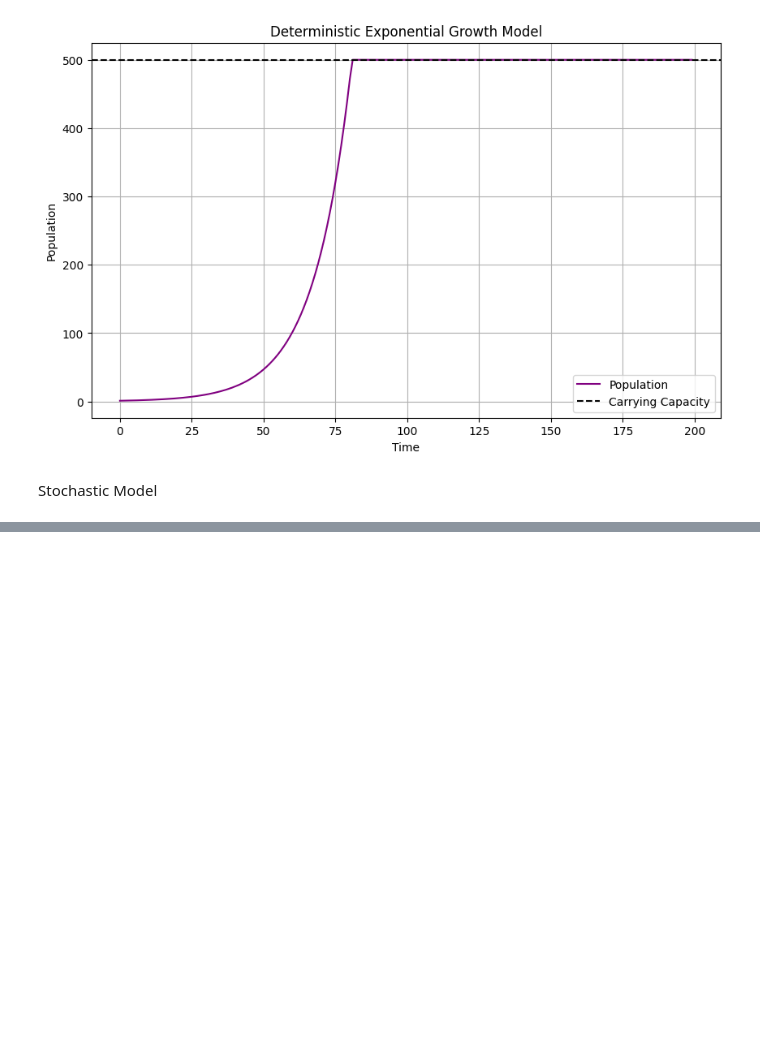
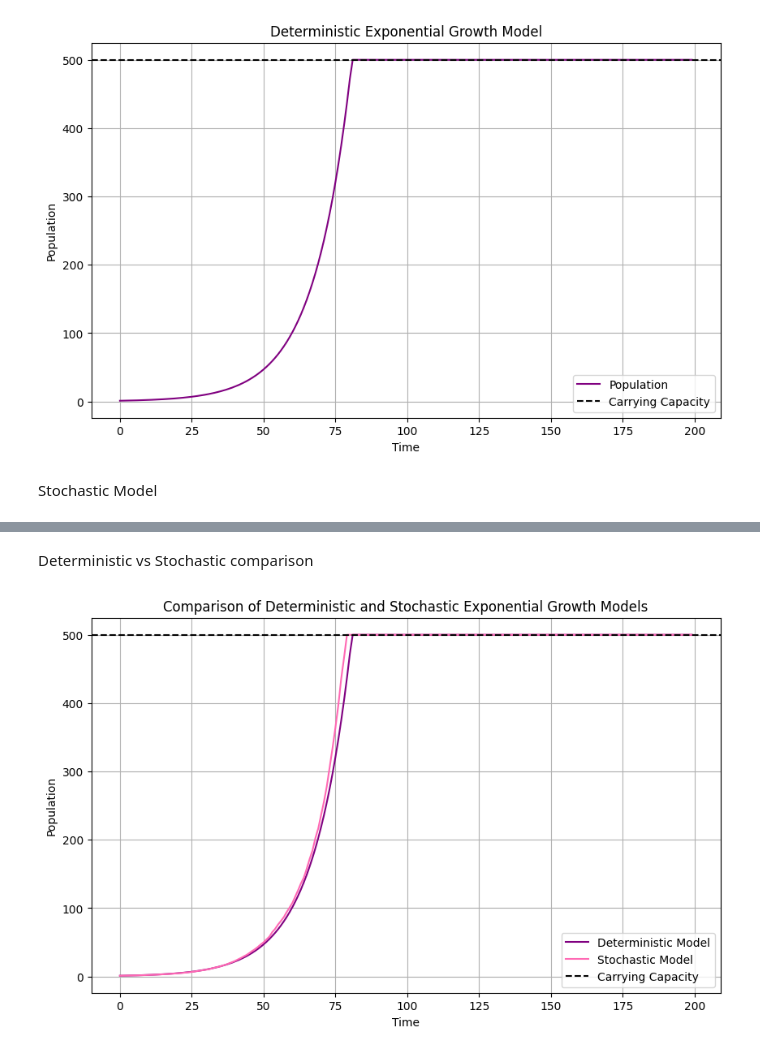
Before and after one commit to isabellac865/population_growth_models, a Jupyter notebook: 2_exponential_model.ipynb, the cells around one changed output, grey strips where cells are left out. Saved outputs shown, nothing was run; the diff lists cells and outputs as text; code cells hidden in the pictures; blank space fills up the shorter version.

```diff
--- a/2_exponential_model.ipynb
+++ b/2_exponential_model.ipynb
@@ -112,0 +166,65 @@ if __name__ == "__main__":
+# %% [markdown]
+Deterministic vs Stochastic comparison
+# %%
+import numpy as np
+import matplotlib.pyplot as plt
+
+# Deterministic Model
+def exp_growth_model(b, d, K, P0, time_steps, dt):
+    r = b - d  # growth rate
+    population = np.zeros(time_steps)
+    population[0] = P0
+
+    for t in range(1, time_steps):
+        P = population[t-1]
+        dP = r * P
+        population[t] = P + dP
+        if population[t] >= K:
+            population[t:] = K
+            break
+
+    return population
+
+# Stochastic Model
+def stochastic_exp_growth_model(b, d, K, P0, time_steps, dt, variability):
+    r = b - d  # growth rate
+    population = np.zeros(time_steps)
+    population[0] = P0
+
+    for t in range(1, time_steps):
+        P = population[t-1]
+        stochastic_r = r + np.random.normal(0, variability)
+        dP = stochastic_r * P
+        population[t] = P + dP
+        if population[t] >= K:
+            population[t:] = K
+            break
+
+    return population
+
+# Parameters for both
+b = 0.1  # birth rate
+d = 0.02  # death rate
+K = 500  # carrying capacity
+P0 = 1  # initial population for both
+time_steps = 200  # number of time steps
+dt = 1  # time step size
+variability = 0.01  # standard deviation of growth rate variation for stochastic model
+
+# Population data
+population_deterministic_same_start = exp_growth_model(b, d, K, P0, time_steps, dt)
+population_stochastic_same_start = stochastic_exp_growth_model(b, d, K, P0, time_steps, dt, variability)
+
+# Plotting both models
+plt.figure(figsize=(10, 6))
+plt.plot(range(time_steps), population_deterministic_same_start, color='purple', label='Deterministic Model')
+plt.plot(range(time_steps), population_stochastic_same_start, color='hotpink', label='Stochastic Model')
+plt.axhline(y=K, color='black', linestyle='--', label='Carrying Capacity')
+plt.xlabel('Time')
+plt.ylabel('Population')
+plt.title('Comparison of Deterministic and Stochastic Exponential Growth Models')
+plt.legend()
+plt.grid(True)
+plt.show()
+# %% [output]
+[figure, added]
```
Also changed, not shown: parts of 2 cells of this notebook.
